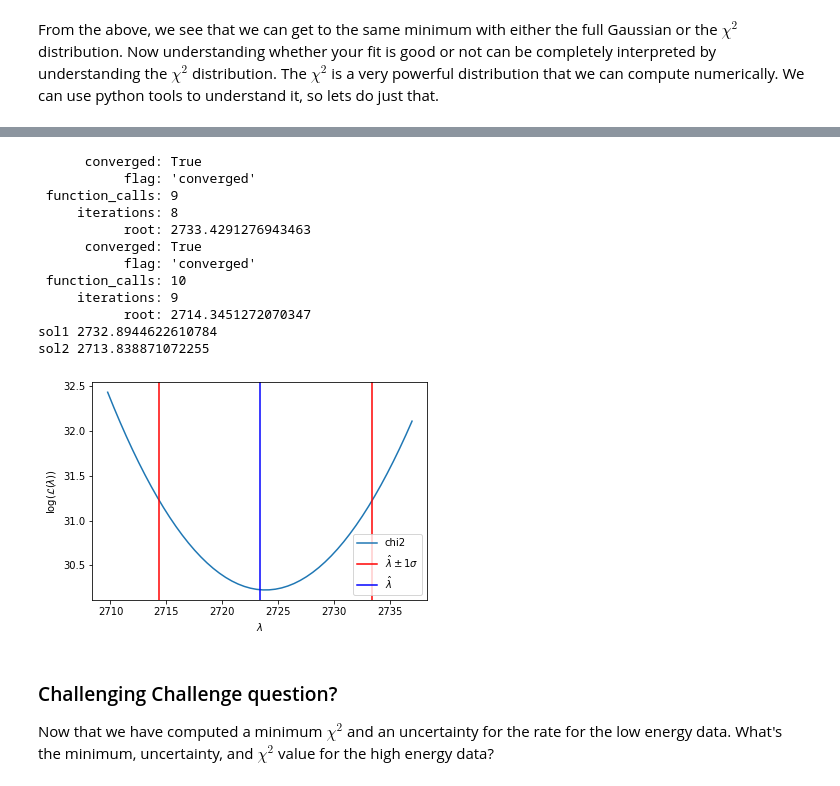
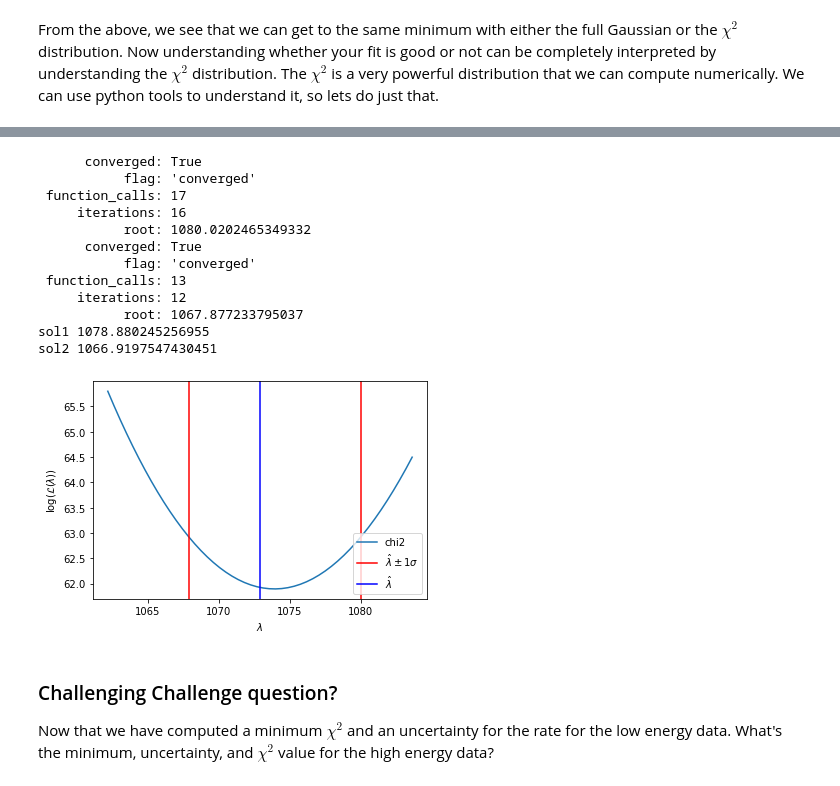
Before and after one commit to MIT-8s50/course, a Jupyter notebook: Lecture4/Lecture04_v1.ipynb, the cells around one changed output, grey strips where cells are left out. Drawn from its saved outputs; the diff is of its cells as text; code cells hidden in the pictures.

```diff
--- a/Lecture4/Lecture04_v1.ipynb
+++ b/Lecture4/Lecture04_v1.ipynb
@@ -494,11 +493,11 @@ def plotHist(iData,iNBins=30):
     y0, bin_edges = np.histogram(ra, bins=iNBins)
     bin_centers = 0.5*(bin_edges[1:] + bin_edges[:-1])
     norm0=len(ra)*(bin_edges[-1]-bin_edges[0])/iNBins
-    plt.errorbar(bin_centers,y0/norm0,yerr=y0**0.5/norm0,marker='.',drawstyle = 'steps-mid')
+    plt.errorbar(bin_centers,y0/norm0,yerr=y0**0.5/norm0,marker='.',drawstyle = 'steps-mid',linestyle='none')
     plt.xlabel("RA")
     plt.ylabel("Intensity")
     plt.show()
     return bin_centers,y0
 
-plotHist(ra)
+_,_ = plotHist(ra)
 # %% [output]
@@ -725,12 +715,12 @@ def loggaus(lamb):
 def chi2(lamb):
     lTot=0
     for xi in xis:
-        lTot = lTot+(1./(lamb+1e-5))*(xi-lamb)**2
+        lTot = lTot+(1./(lamb+1e-10))*(xi-lamb)**2
     return lTot
 
 
 lamb=xis.mean()
-print("Gaussian Likelihood at minimum",loggaus(lamb),lamb,len(y0))
+print("Gaussian Likelihood at minimum",loggaus(lamb),lamb,len(xis))
 print("chi2 value at minium",chi2(lamb))
 
 x = np.linspace(lamb*0.75, lamb*1.55, 100)
@@ -821,41 +813,41 @@ Lets go back to our $\chi^{2}$ minimum function and compute the +1$\sigma$ varia
 # %%
 def chi2min(ilamb):
     minchi2=chi2(xis.mean())+1 #This is the minmum overe the data
     return chi2(ilamb)-minchi2
 
-#To get the +1 and -1 sigma we, require chi^2(value)-minumum-1=0 (this solves that numericall)
-sol1=opt.root_scalar(chi2min,bracket=[lamb, lamb*1.005],method='brentq')
-sol2=opt.root_scalar(chi2min,bracket=[lamb*0.995, lamb],method='brentq')
+lamb=xis.mean()
+sol1=opt.root_scalar(chi2min,bracket=[lamb, lamb*1.1],method='brentq')
+sol2=opt.root_scalar(chi2min,bracket=[lamb*0.9, lamb],method='brentq')
 print(sol1)
 print(sol2)
-print("sol1",xis.mean()+math.sqrt(xis.mean()/len(y0)))
-print("sol2",xis.mean()-math.sqrt(xis.mean()/len(y0)))
+print("sol1",xis.mean()+math.sqrt(xis.mean()/len(xis)))
+print("sol2",xis.mean()-math.sqrt(xis.mean()/len(xis)))
 
-lamb=xis.mean()
+
 minlog=chi2(lamb)
-x = np.linspace(lamb*0.995, lamb*1.005, 50)
+x = np.linspace(lamb*0.99, lamb*1.01, 50)
 plt.plot(x, chi2(x),label='chi2');
 plt.axvline(sol1.root, c='red',label="$\hat{\lambda}\pm1\sigma$")
 plt.axvline(lamb, c='blue',label="$\hat{\lambda}$")
 plt.axvline(sol2.root, c='red')
 plt.legend(loc='lower right')
 plt.xlabel("$\lambda$")
 plt.ylabel("$\log(\mathcal{L}(\lambda))$")
 plt.show()
 # %% [output]
       converged: True
            flag: 'converged'
- function_calls: 9
-     iterations: 8
-           root: 2733.4291276943463
+ function_calls: 17
+     iterations: 16
+           root: 1080.0202465349332
       converged: True
            flag: 'converged'
- function_calls: 10
-     iterations: 9
-           root: 2714.3451272070347
-sol1 2732.8944622610784
-sol2 2713.838871072255
+ function_calls: 13
+     iterations: 12
+           root: 1067.877233795037
+sol1 1078.880245256955
+sol2 1066.9197547430451
-[figure, old version]
+[figure, new version]
 # %% [markdown]
 ### Challenging Challenge question?
 
```
Also changed, not shown: parts of 15 cells of this notebook, 1 other file.
